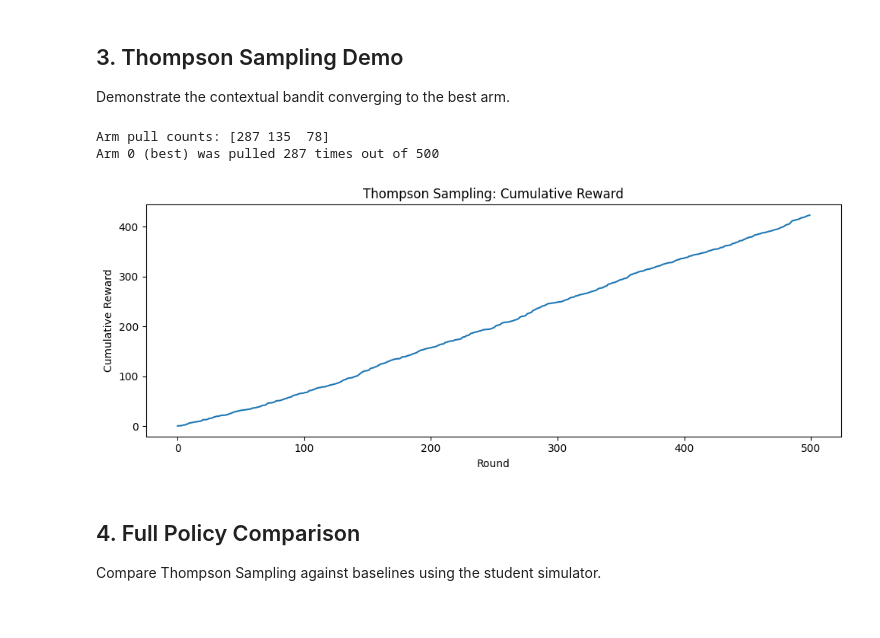
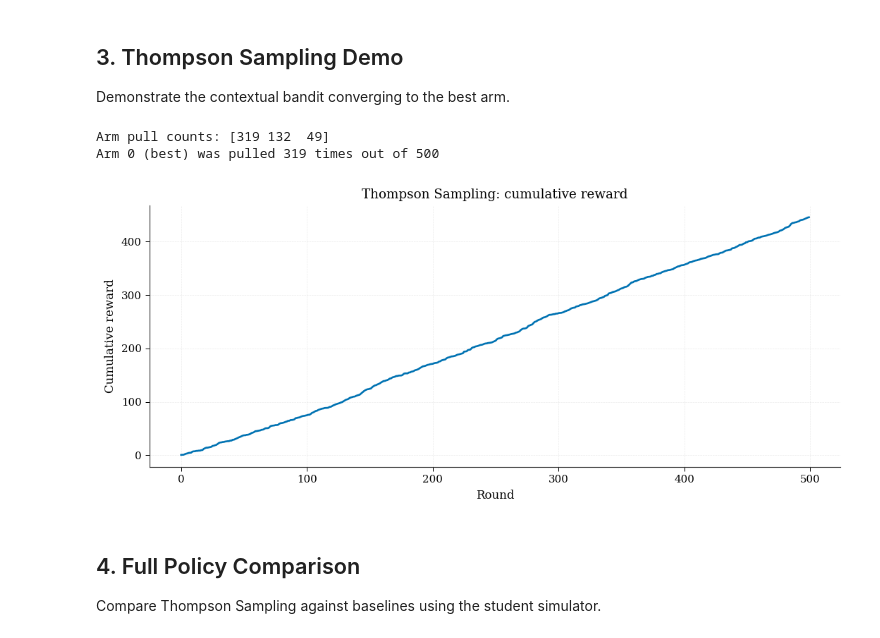
Before and after one commit to yslei1118/sta561_chess_tutor, a Jupyter notebook: chess_tutor/demo/chess_tutor_demo.ipynb, the cells around one changed output. Drawn from its saved outputs; the diff is of its cells as text; code cells hidden in the pictures.

```diff
--- a/chess_tutor/demo/chess_tutor_demo.ipynb
+++ b/chess_tutor/demo/chess_tutor_demo.ipynb
@@ -115,41 +122,42 @@ Demonstrate the contextual bandit converging to the best arm.
 from chess_tutor.teaching.bandit import (
     LinearThompsonSampling, EpsilonGreedy, LinUCB, RandomPolicy, RuleBasedPolicy
 )
+from chess_tutor.utils.plot_style import PRIMARY
 
 # Simple bandit experiment with known reward structure
 n_arms = 3
 context_dim = 5
 true_theta = [
     np.array([1.0, 0.0, 0.0, 0.0, 0.0]),   # arm 0: best
     np.array([0.0, 0.5, 0.0, 0.0, 0.0]),   # arm 1
     np.array([0.0, 0.0, 0.3, 0.0, 0.0]),   # arm 2
 ]
 
 ts = LinearThompsonSampling(n_arms=n_arms, context_dim=context_dim)
 rewards_ts = []
 
 for t in range(500):
     ctx = np.abs(np.random.randn(context_dim))
     arm = ts.select_arm(ctx)
     reward = true_theta[arm] @ ctx + np.random.normal(0, 0.1)
     ts.update(arm, ctx, reward)
     rewards_ts.append(reward)
 
 print(f'Arm pull counts: {ts.total_pulls}')
 print(f'Arm 0 (best) was pulled {ts.total_pulls[0]} times out of 500')
 
 # Plot cumulative reward
-fig, ax = plt.subplots(figsize=(10, 4))
-ax.plot(np.cumsum(rewards_ts))
+fig, ax = plt.subplots(figsize=(9, 4))
+ax.plot(np.cumsum(rewards_ts), color=PRIMARY)
 ax.set_xlabel('Round')
-ax.set_ylabel('Cumulative Reward')
-ax.set_title('Thompson Sampling: Cumulative Reward')
+ax.set_ylabel('Cumulative reward')
+ax.set_title('Thompson Sampling: cumulative reward')
 plt.tight_layout()
 plt.show()
 # %% [output]
-Arm pull counts: [287 135  78]
-Arm 0 (best) was pulled 287 times out of 500
+Arm pull counts: [319 132  49]
+Arm 0 (best) was pulled 319 times out of 500
-[figure, old version]
+[figure, new version]
 # %% [markdown]
 ## 4. Full Policy Comparison
 Compare Thompson Sampling against baselines using the student simulator.
```
Also changed, not shown: parts of 12 cells of this notebook.
